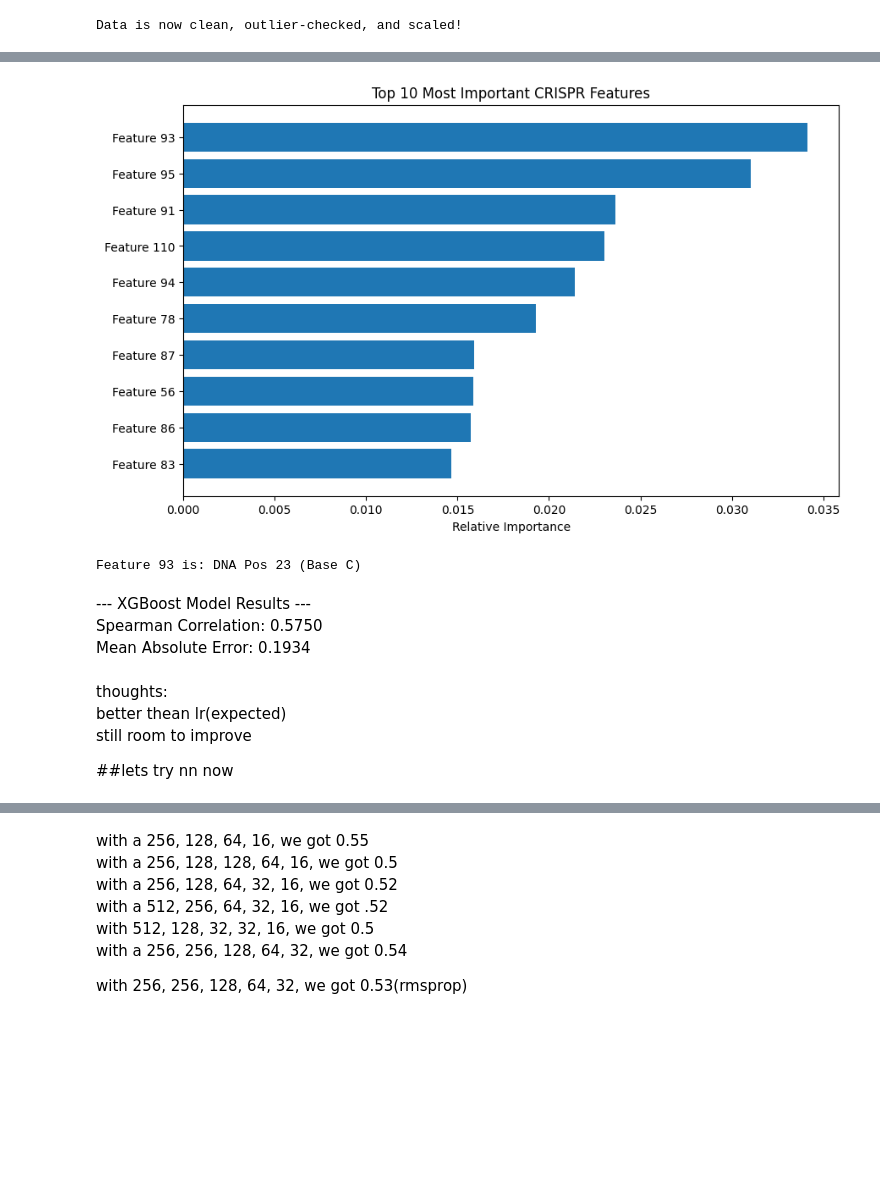
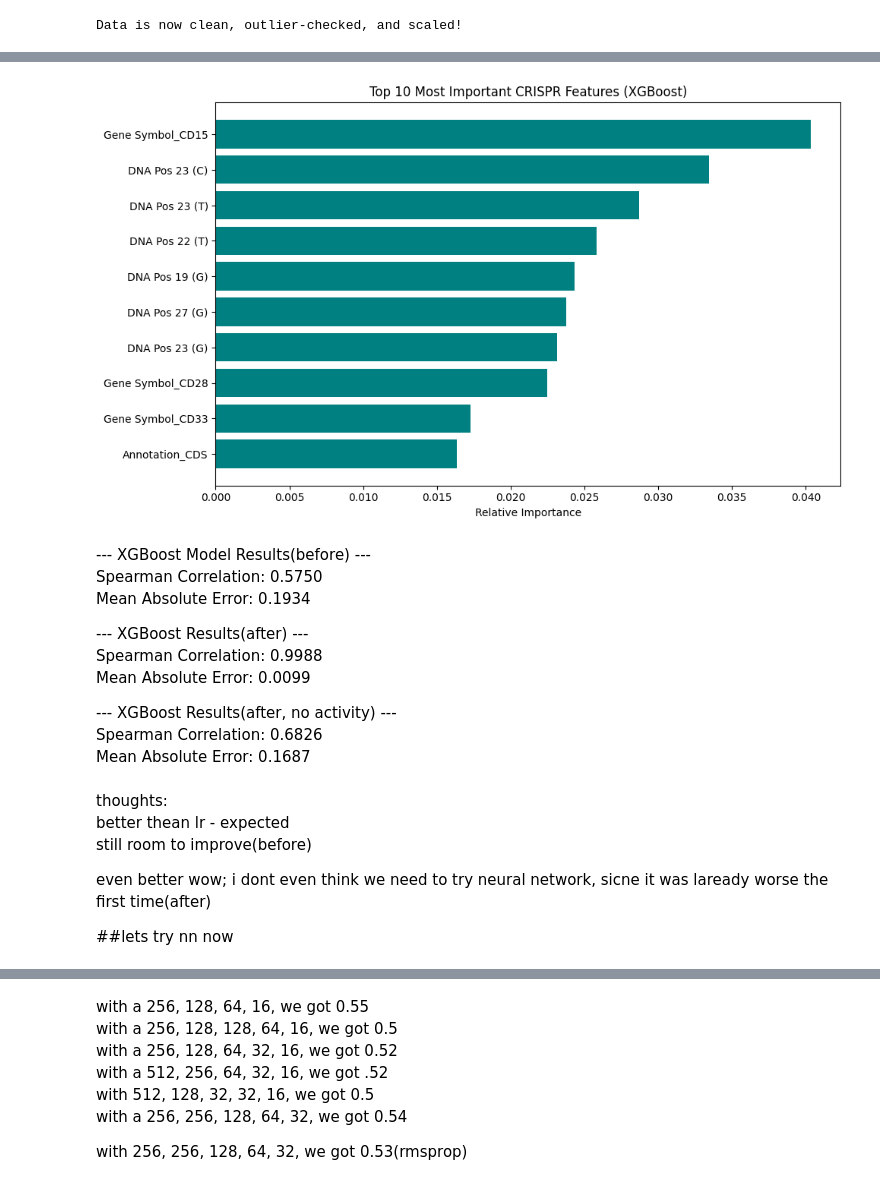
Before and after one commit to sanjaypras/crispr_pred, a Jupyter notebook: notebooks/genome_practice.ipynb, the cells around one changed output, grey strips where cells are left out. Cells and saved outputs as stored; diff of their text form; code cells hidden in the pictures; blank space fills up the shorter version.

```diff
--- a/notebooks/genome_practice.ipynb
+++ b/notebooks/genome_practice.ipynb
@@ -42,7 +161,7 @@ df.describe()
 | 75% | 15748.750000 | 402.000000 | 69.920000 | 3.635408 | 0.751337 |
 | max | 110815.000000 | 1130.000000 | 100.000000 | 6.305269 | 1.000000 |
 # %%
-df = df.drop(columns=['Spacer Sequence', 'Transcript', 'Nucleotide cut position', 'Amino Acid Cut position', 'Annotation'])
+df = df.drop(columns=['Spacer Sequence', 'Transcript', 'Activity'])
 # %%
 df.head()
 # %% [output]
@@ -182,11 +345,11 @@ from scipy.stats import spearmanr
 X_train, X_test, y_train, y_test = train_test_split(X, y, test_size=0.2, random_state=42)
 
 # 2. Initialize and Train the Basic Model
-model = LinearRegression()
-model.fit(X_train, y_train)
+lr_model = LinearRegression()
+lr_model.fit(X_train, y_train)
 
 # 3. Make Predictions
-y_pred = model.predict(X_test)
+y_pred = lr_model.predict(X_test)
 
 # Since Percent Rank must be between 0 and 1, we clip any "overflow" predictions
 y_pred = np.clip(y_pred, 0, 1)
@@ -252,43 +458,52 @@ Mean Absolute Error:  0.1934
 # %%
 import matplotlib.pyplot as plt
+import numpy as np
 
-# Get the top 10 most important features
+# 1. Get the raw feature importance from XGBoost
 importances = xgb_model.feature_importances_
-indices = np.argsort(importances)[-10:] # Top 10
 
+# 2. Get the indices of the top 10 features, sorted from smallest to largest
+indices = np.argsort(importances)[-10:]
+
+# 3. Map those indices to your actual feature_names list
+# This creates a list of the 10 real names matching the top indices
+top_feature_names = [feature_names[i] for i in indices]
+
+# 4. Plot it!
 plt.figure(figsize=(10, 6))
-plt.title("Top 10 Most Important CRISPR Features")
-plt.barh(range(len(indices)), importances[indices], align='center')
-plt.yticks(range(len(indices)), [f"Feature {i}" for i in indices])
+plt.title("Top 10 Most Important CRISPR Features (XGBoost)")
+
+# Draw the horizontal bars
+plt.barh(range(len(indices)), importances[indices], align='center', color='teal')
+
+# Use the real feature names for the y-axis labels
+plt.yticks(range(len(indices)), top_feature_names)
+
 plt.xlabel("Relative Importance")
+plt.tight_layout()
 plt.show()
 # %% [output]
-[figure, old version]
+[figure, new version]
-# %%
-# If you used the hstack method:
-# 0-119 are DNA bits.
-# 120+ are your numerical columns.
-
-def get_feature_name(index):
-    if index < 120:
-        pos = index // 4
-        base = ['A', 'C', 'G', 'T'][index % 4]
-        return f"DNA Pos {pos} (Base {base})"
-    else:
-        # Check the order of your extra_features list
-        extras = ['Percent Peptide', 'Strand', 'Cut Position', ...]
-        return extras[index - 120]
-
-print(f"Feature 93 is: {get_feature_name(93)}")
-# %% [output]
-Feature 93 is: DNA Pos 23 (Base C)
 # %% [markdown]
---- XGBoost Model Results ---
+--- XGBoost Model Results(before) ---
 Spearman Correlation: 0.5750
 Mean Absolute Error:  0.1934
+
+
+
+--- XGBoost Results(after) ---
+Spearman Correlation: 0.9988
+Mean Absolute Error:  0.0099
+
+
+--- XGBoost Results(after, no activity) ---
+Spearman Correlation: 0.6826
+Mean Absolute Error:  0.1687
 # %% [markdown]
 thoughts:
-better thean lr(expected)
-still room to improve
+better thean lr - expected
+still room to improve(before)
+
+even better wow; i dont even think we need to try neural network, sicne it was laready worse the first time(after)
 
 ##lets try nn now
```
Also changed, not shown: parts of 32 cells of this notebook.
